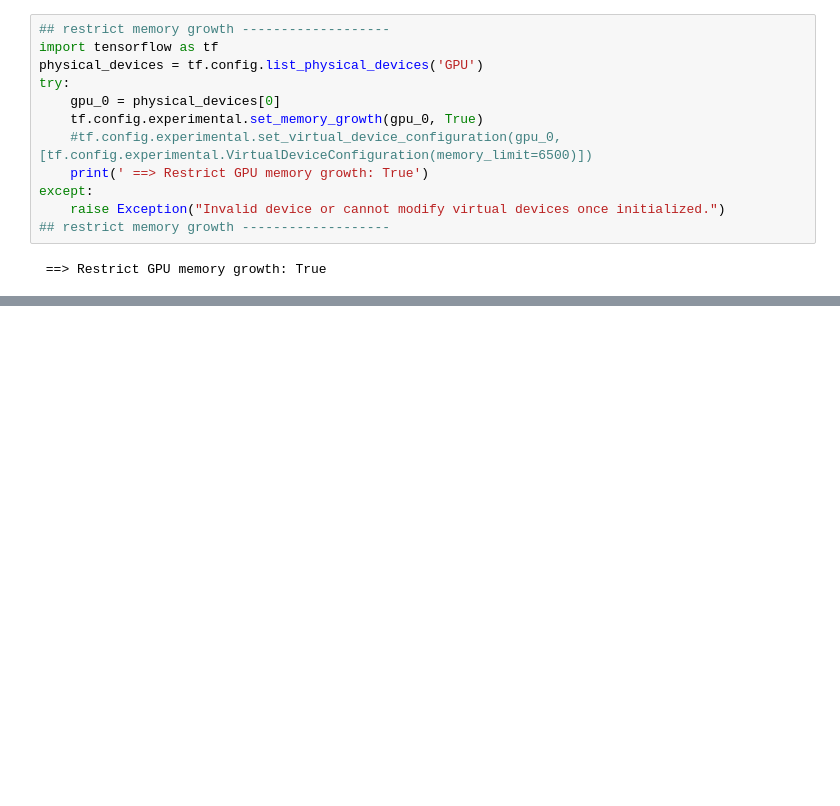
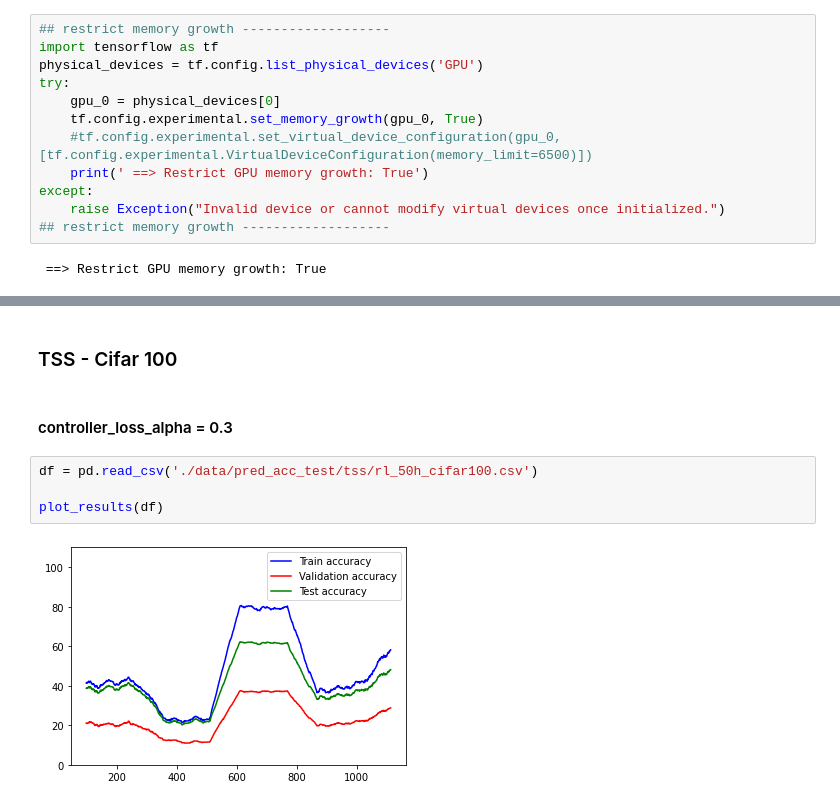
Before and after one commit to guilhermemg/icao_nets_training, a Jupyter notebook: project/training/nas_v3_validation/run_single_experiment.ipynb, the cells around one changed output, grey strips where cells are left out. Saved outputs shown, nothing was run; the diff lists cells and outputs as text; blank space fills up the shorter version.

```diff
--- a/project/training/nas_v3_validation/run_single_experiment.ipynb
+++ b/project/training/nas_v3_validation/run_single_experiment.ipynb
@@ -87,0 +135,10 @@ Search completed.
+# %% [markdown]
+### TSS - Cifar 100
+# %% [markdown]
+#### controller_loss_alpha = 0.3
+# %%
+df = pd.read_csv('./data/pred_acc_test/tss/rl_50h_cifar100.csv')
+
+plot_results(df)
+# %% [output]
+[figure, added]
```
Also changed, not shown: parts of 20 cells of this notebook, 10 other files.
